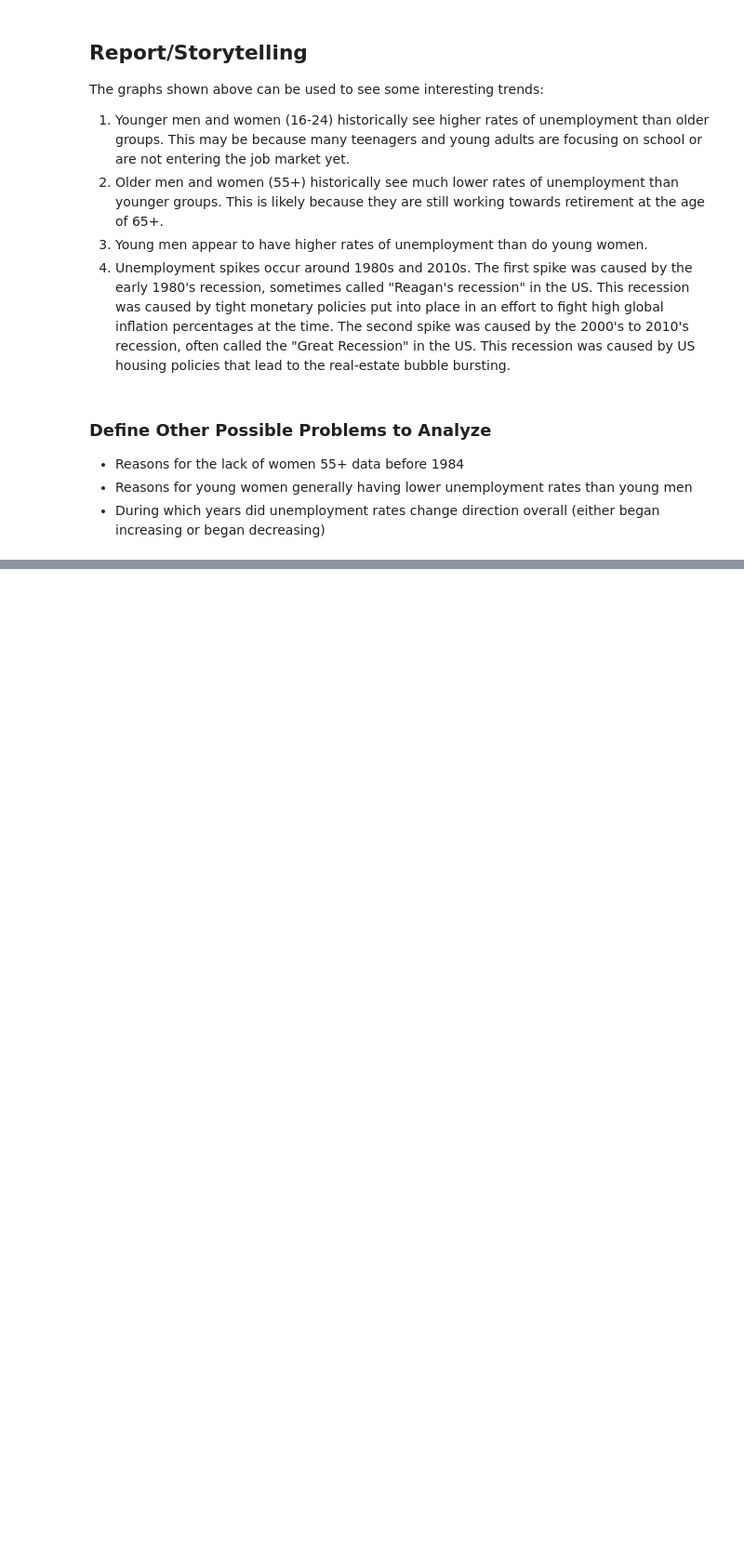
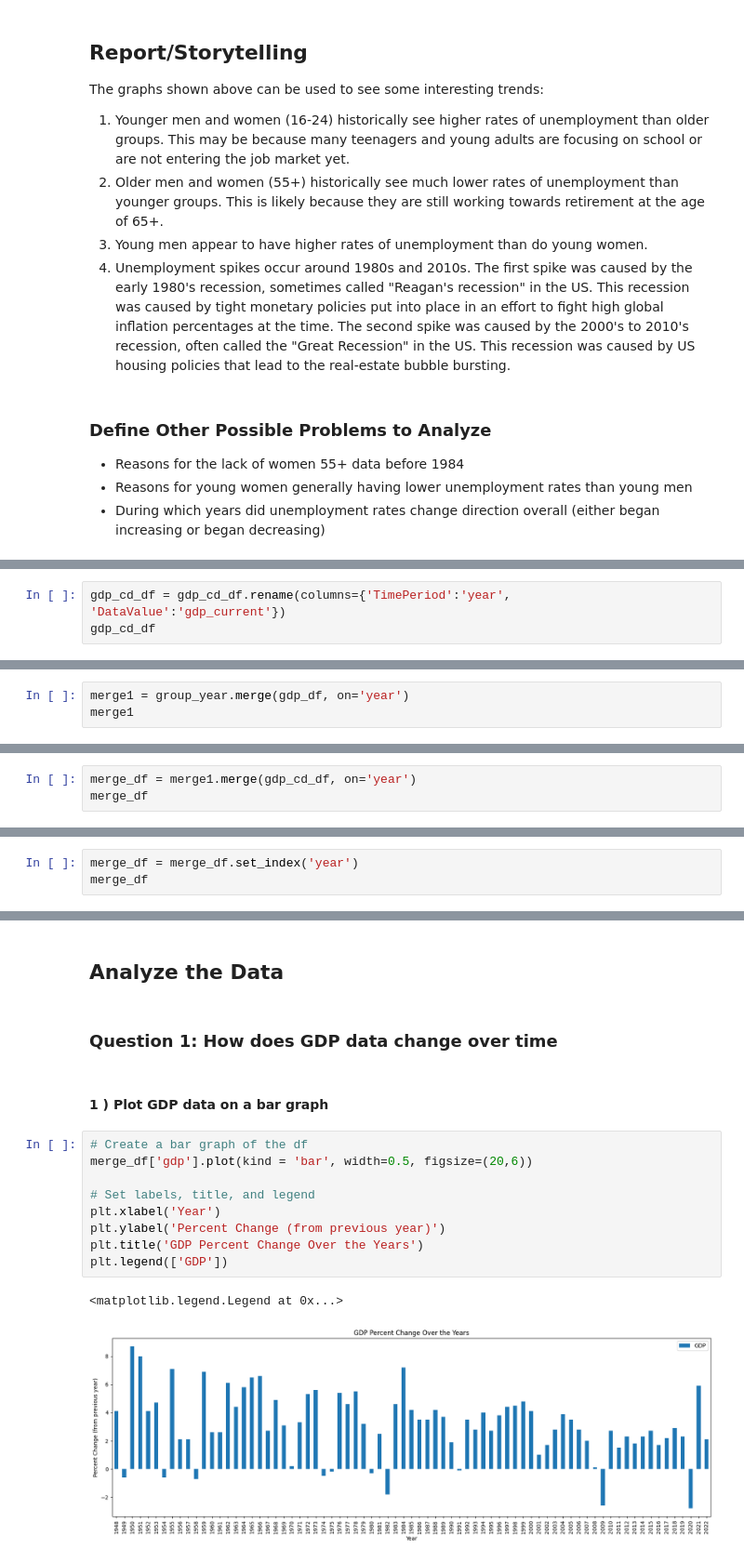
Before and after one commit to greead/data_analytics, a Jupyter notebook: unemployment_study/unemployment_case.ipynb, the cells around one changed output, grey strips where cells are left out. Shown at 93% size. Drawn from its saved outputs; the diff is of its cells as text; blank space fills up the shorter version.

```diff
--- a/unemployment_study/unemployment_case.ipynb
+++ b/unemployment_study/unemployment_case.ipynb
@@ -379,0 +735,3 @@ The graphs shown above can be used to see some interesting trends:
+# %%
+gdp_cd_df = gdp_cd_df.rename(columns={'TimePeriod':'year', 'DataValue':'gdp_current'})
+gdp_cd_df
@@ -379,0 +754,3 @@ The graphs shown above can be used to see some interesting trends:
+# %%
+merge1 = group_year.merge(gdp_df, on='year')
+merge1
@@ -379,0 +771,3 @@ The graphs shown above can be used to see some interesting trends:
+# %%
+merge_df = merge1.merge(gdp_cd_df, on='year')
+merge_df
@@ -379,0 +788,3 @@ The graphs shown above can be used to see some interesting trends:
+# %%
+merge_df = merge_df.set_index('year')
+merge_df
@@ -379,0 +806,18 @@ The graphs shown above can be used to see some interesting trends:
+# %% [markdown]
+## Analyze the Data
+# %% [markdown]
+### Question 1: How does GDP data change over time
+# %% [markdown]
+#### 1 ) Plot GDP data on a bar graph
+# %%
+# Create a bar graph of the df
+merge_df['gdp'].plot(kind = 'bar', width=0.5, figsize=(20,6))
+
+# Set labels, title, and legend
+plt.xlabel('Year')
+plt.ylabel('Percent Change (from previous year)')
+plt.title('GDP Percent Change Over the Years')
+plt.legend(['GDP'])
+# %% [output]
+<matplotlib.legend.Legend at 0x...>
+[figure, added]
```
Also changed, not shown: parts of 46 cells of this notebook, 2 other files.
